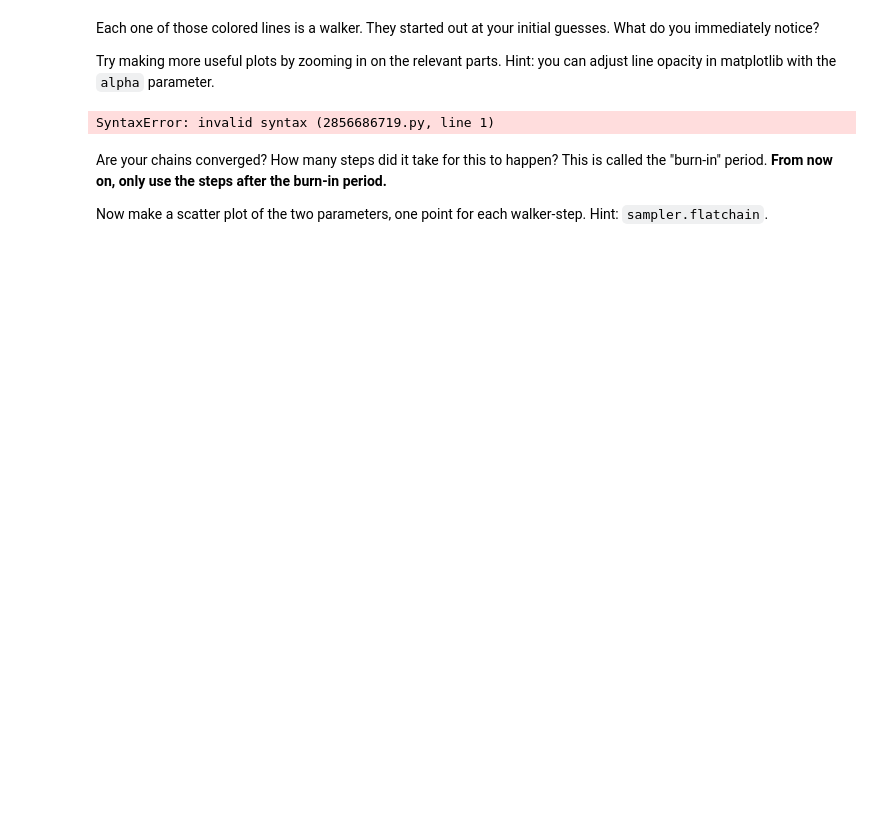
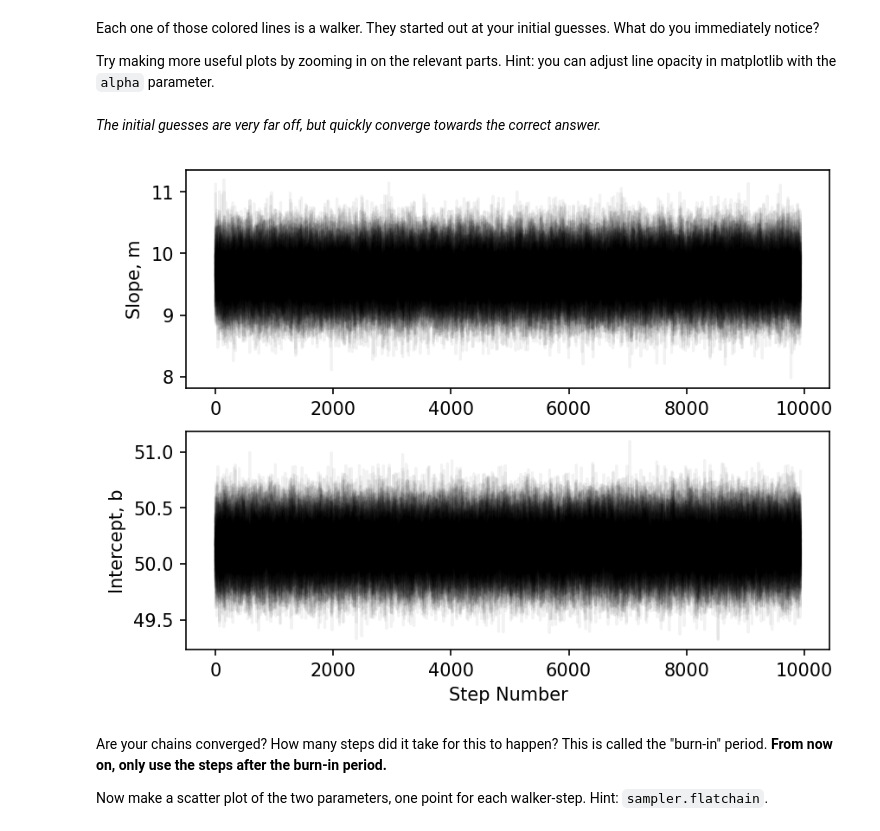
Before and after one commit to ASTR154/bayesian-statistics, a Jupyter notebook: mcmc_line_fitting.ipynb, the cells around one changed output. Saved outputs shown, nothing was run; the diff lists cells and outputs as text; code cells hidden in the pictures; blank space fills up the shorter version.

```diff
--- a/mcmc_line_fitting.ipynb
+++ b/mcmc_line_fitting.ipynb
@@ -209,12 +203,13 @@ chain_plots(sampler.chain)
 Each one of those colored lines is a walker. They started out at your initial guesses. What do you immediately notice?
 
 Try making more useful plots by zooming in on the relevant parts. Hint: you can adjust line opacity in matplotlib with the `alpha` parameter.
-# %%
-n_burn =  # complete
-chain_plots(  # complete
-chain_plots(  # complete
-# %% [output]
-SyntaxError: invalid syntax (2856686719.py, line 1)
+# %% [markdown]
+*The initial guesses are very far off, but quickly converge towards the correct answer.*
+# %%
+n_burn = 60
+chain_plots(sampler.chain, start_idx=n_burn, alpha=0.05, c='black')
+# %% [output]
+[figure, added]
 # %% [markdown]
 Are your chains converged? How many steps did it take for this to happen? This is called the "burn-in" period. **From now on, only use the steps after the burn-in period.**
 
```
Also changed, not shown: parts of 17 cells of this notebook, 1 other file.
